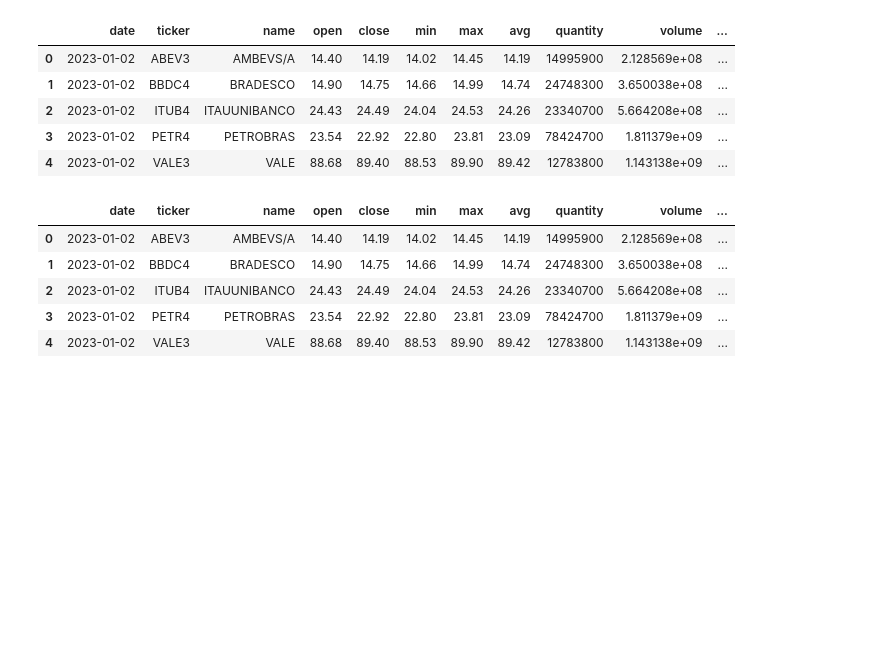
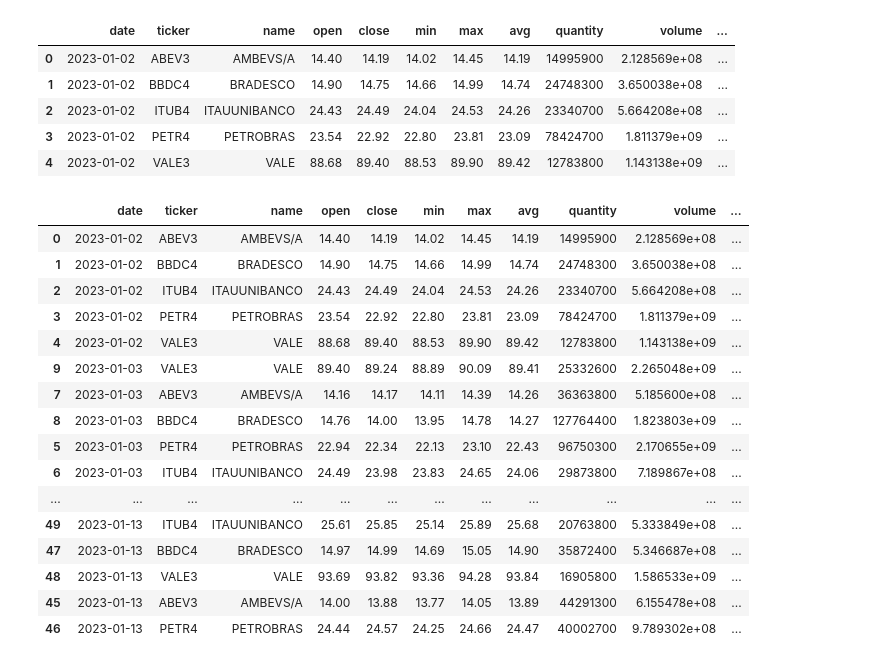
Before and after one commit to mestresanna/lifeCycleProject, a Jupyter notebook: notebooks/leakageGuards.ipynb, the cells around one changed output. Cells and saved outputs as stored; diff of their text form; code cells hidden in the pictures; blank space fills up the shorter version.

```diff
--- a/notebooks/leakageGuards.ipynb
+++ b/notebooks/leakageGuards.ipynb
@@ -52,11 +52,22 @@ for train_index, val_index in tscv.split(X_train):
 
     # fit model here
 # %%
-df.head()
+df.head(50)
 # %% [output]
 |  | date | ticker | name | open | close | min | max | avg | quantity | volume | ... |
 | 0 | 2023-01-02 | ABEV3 | AMBEVS/A | 14.40 | 14.19 | 14.02 | 14.45 | 14.19 | 14995900 | 2.128569e+08 | ... |
 | 1 | 2023-01-02 | BBDC4 | BRADESCO | 14.90 | 14.75 | 14.66 | 14.99 | 14.74 | 24748300 | 3.650038e+08 | ... |
 | 2 | 2023-01-02 | ITUB4 | ITAUUNIBANCO | 24.43 | 24.49 | 24.04 | 24.53 | 24.26 | 23340700 | 5.664208e+08 | ... |
 | 3 | 2023-01-02 | PETR4 | PETROBRAS | 23.54 | 22.92 | 22.80 | 23.81 | 23.09 | 78424700 | 1.811379e+09 | ... |
 | 4 | 2023-01-02 | VALE3 | VALE | 88.68 | 89.40 | 88.53 | 89.90 | 89.42 | 12783800 | 1.143138e+09 | ... |
+| 9 | 2023-01-03 | VALE3 | VALE | 89.40 | 89.24 | 88.89 | 90.09 | 89.41 | 25332600 | 2.265048e+09 | ... |
+| 7 | 2023-01-03 | ABEV3 | AMBEVS/A | 14.16 | 14.17 | 14.11 | 14.39 | 14.26 | 36363800 | 5.185600e+08 | ... |
+| 8 | 2023-01-03 | BBDC4 | BRADESCO | 14.76 | 14.00 | 13.95 | 14.78 | 14.27 | 127764400 | 1.823803e+09 | ... |
+| 5 | 2023-01-03 | PETR4 | PETROBRAS | 22.94 | 22.34 | 22.13 | 23.10 | 22.43 | 96750300 | 2.170655e+09 | ... |
+| 6 | 2023-01-03 | ITUB4 | ITAUUNIBANCO | 24.49 | 23.98 | 23.83 | 24.65 | 24.06 | 29873800 | 7.189867e+08 | ... |
+| ... | ... | ... | ... | ... | ... | ... | ... | ... | ... | ... | ... |
+| 49 | 2023-01-13 | ITUB4 | ITAUUNIBANCO | 25.61 | 25.85 | 25.14 | 25.89 | 25.68 | 20763800 | 5.333849e+08 | ... |
+| 47 | 2023-01-13 | BBDC4 | BRADESCO | 14.97 | 14.99 | 14.69 | 15.05 | 14.90 | 35872400 | 5.346687e+08 | ... |
+| 48 | 2023-01-13 | VALE3 | VALE | 93.69 | 93.82 | 93.36 | 94.28 | 93.84 | 16905800 | 1.586533e+09 | ... |
+| 45 | 2023-01-13 | ABEV3 | AMBEVS/A | 14.00 | 13.88 | 13.77 | 14.05 | 13.89 | 44291300 | 6.155478e+08 | ... |
+| 46 | 2023-01-13 | PETR4 | PETROBRAS | 24.44 | 24.57 | 24.25 | 24.66 | 24.47 | 40002700 | 9.789302e+08 | ... |
```
